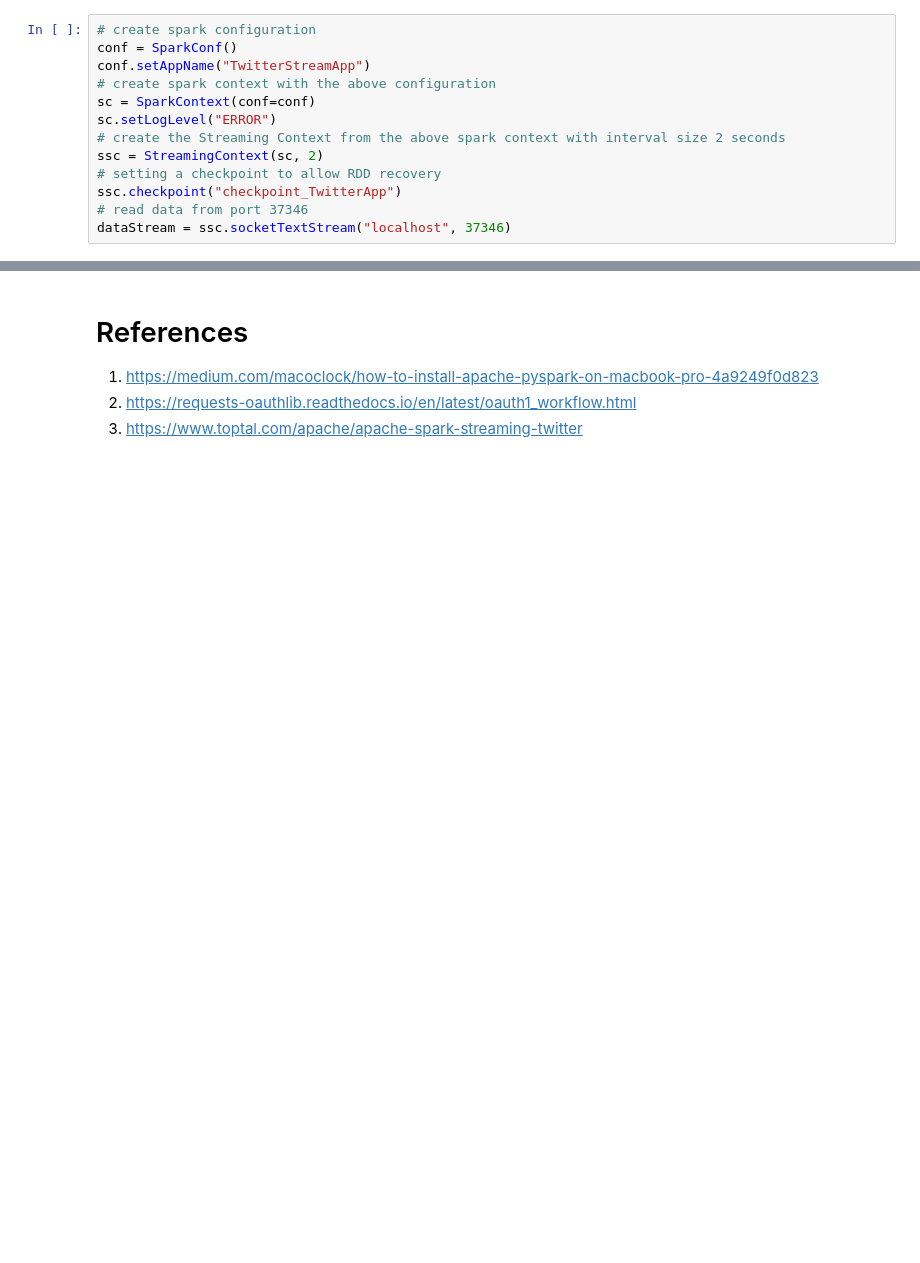
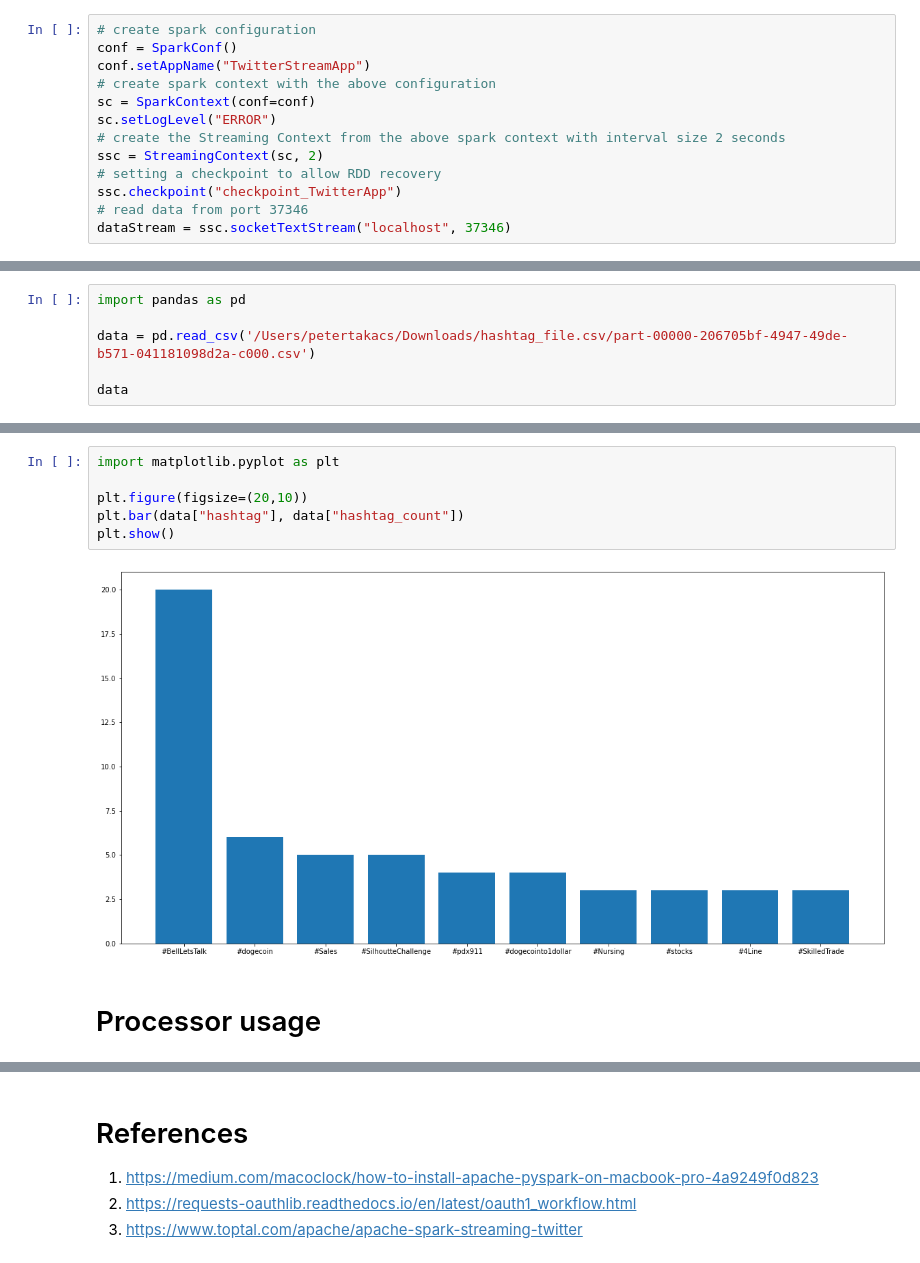
Before and after one commit to cl1nk2/nosql-pyspark-twitter, a Jupyter notebook: nosql.ipynb, the cells around one changed output, grey strips where cells are left out. Drawn from its saved outputs; the diff is of its cells as text; blank space fills up the shorter version.

```diff
--- a/nosql.ipynb
+++ b/nosql.ipynb
@@ -159,0 +208,6 @@ Error: <class
+# %%
+import pandas as pd
+
+data = pd.read_csv('/Users/petertakacs/Downloads/hashtag_file.csv/part-00000-206705bf-4947-49de-b571-041181098d2a-c000.csv')
+
+data
@@ -159,0 +226,10 @@ Error: <class
+# %%
+import matplotlib.pyplot as plt
+
+plt.figure(figsize=(20,10))
+plt.bar(data["hashtag"], data["hashtag_count"])
+plt.show()
+# %% [output]
+[figure, added]
+# %% [markdown]
+# Processor usage
```
Also changed, not shown: parts of 9 cells of this notebook, 3 other files.
